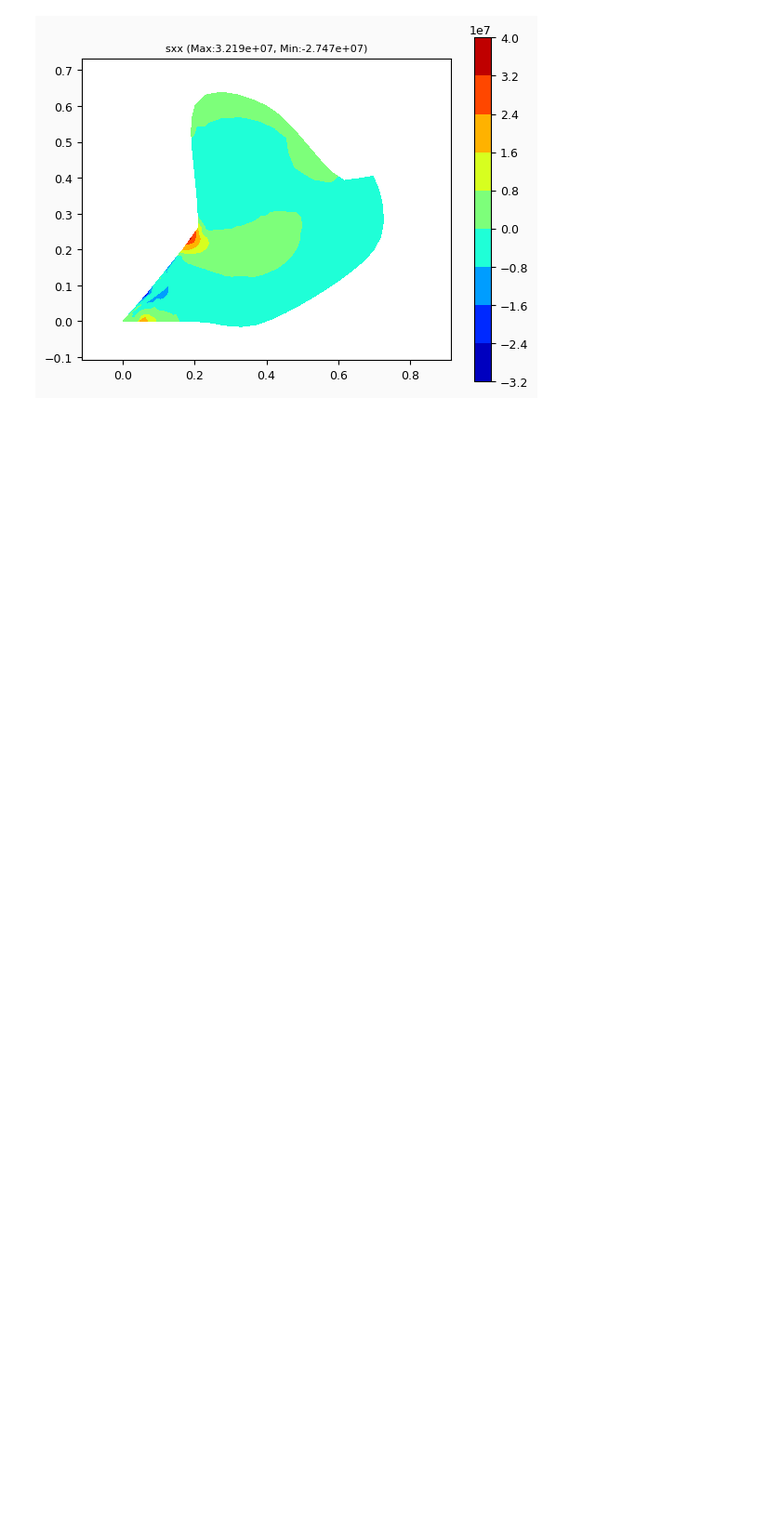
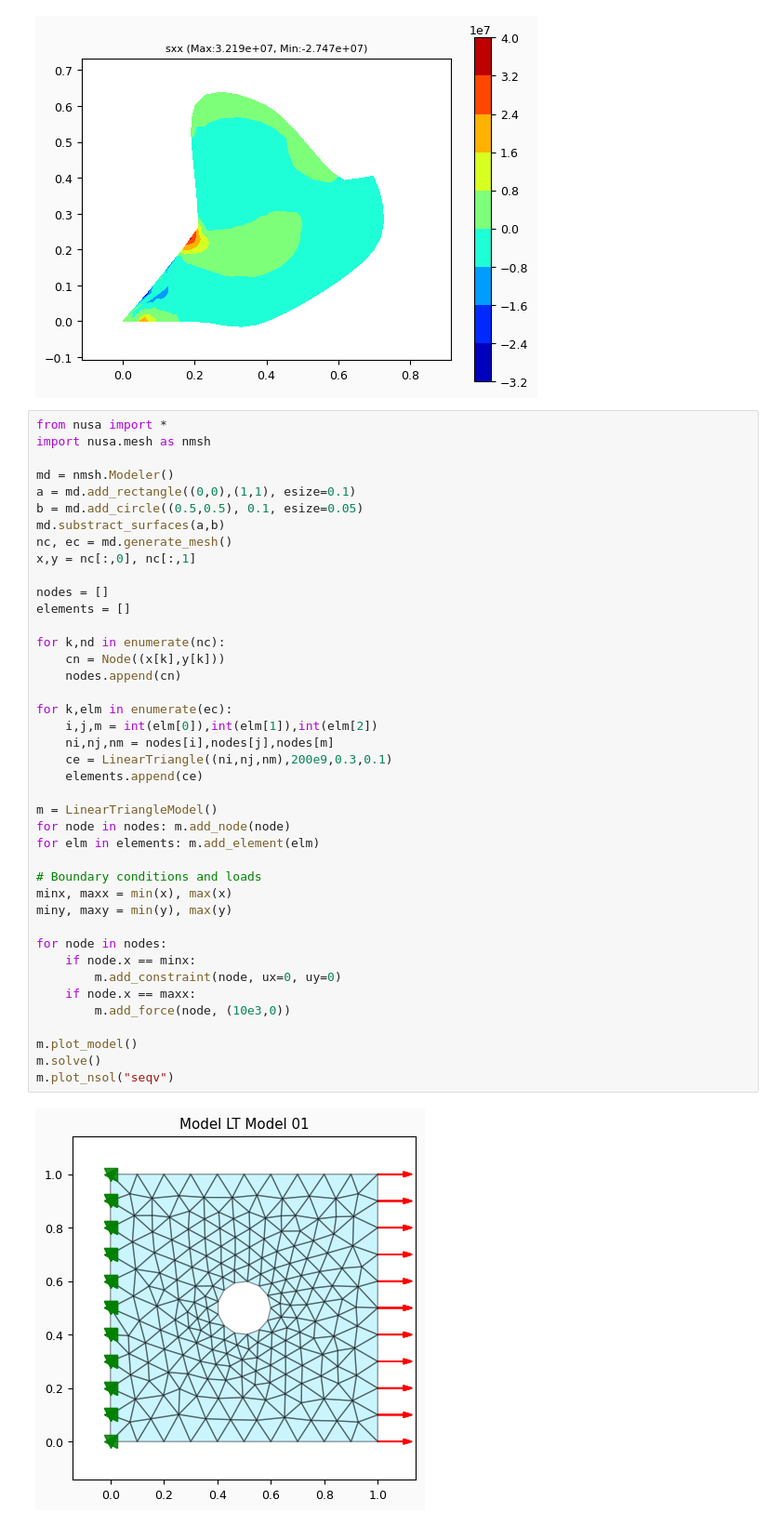
Before and after one commit to JorgeDeLosSantos/nusa, a Jupyter notebook: docs/nusa-info/en/test-lt.ipynb, the cells around one changed output. Shown at 93% size. Cells and saved outputs as stored; diff of their text form; blank space fills up the shorter version.

```diff
--- a/docs/nusa-info/en/test-lt.ipynb
+++ b/docs/nusa-info/en/test-lt.ipynb
@@ -48,3 +48,46 @@ m.plot_nsol("sxx")
 # %% [output]
 [figure]
 [figure]
+# %%
+from nusa import *
+import nusa.mesh as nmsh
+
+md = nmsh.Modeler()
+a = md.add_rectangle((0,0),(1,1), esize=0.1)
+b = md.add_circle((0.5,0.5), 0.1, esize=0.05)
+md.substract_surfaces(a,b)
+nc, ec = md.generate_mesh()
+x,y = nc[:,0], nc[:,1]
+
+nodes = []
+elements = []
+
+for k,nd in enumerate(nc):
+    cn = Node((x[k],y[k]))
+    nodes.append(cn)
+
+for k,elm in enumerate(ec):
+    i,j,m = int(elm[0]),int(elm[1]),int(elm[2])
+    ni,nj,nm = nodes[i],nodes[j],nodes[m]
+    ce = LinearTriangle((ni,nj,nm),200e9,0.3,0.1)
+    elements.append(ce)
+
+m = LinearTriangleModel()
+for node in nodes: m.add_node(node)
+for elm in elements: m.add_element(elm)
+
+# Boundary conditions and loads
+minx, maxx = min(x), max(x)
+miny, maxy = min(y), max(y)
+
+for node in nodes:
+    if node.x == minx:
+        m.add_constraint(node, ux=0, uy=0)
+    if node.x == maxx:
+        m.add_force(node, (10e3,0))
+
+m.plot_model()
+m.solve()
+m.plot_nsol("seqv")
+# %% [output]
+[figure, added]
```
Also changed, not shown: parts of 3 cells of this notebook, 3 other files.
